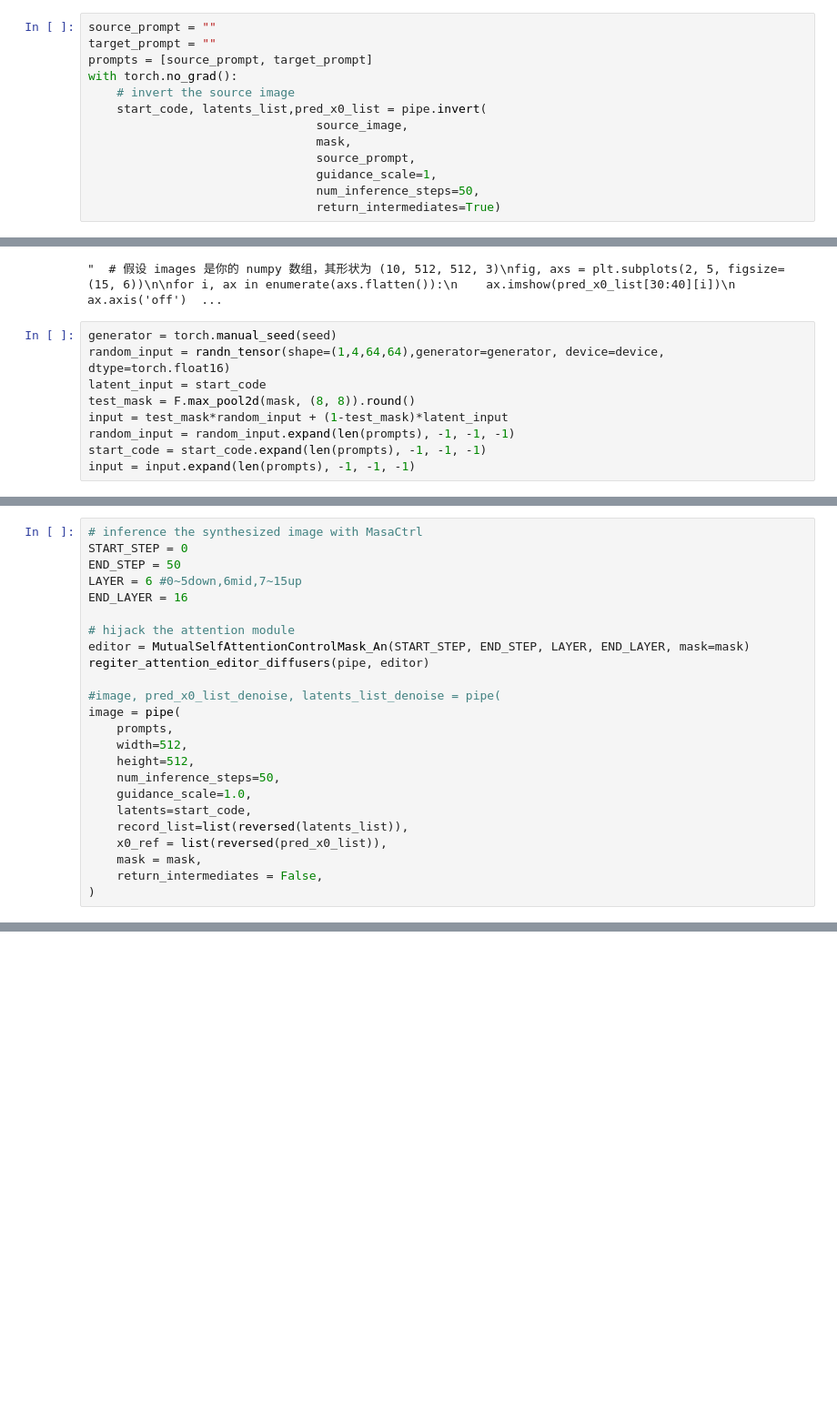
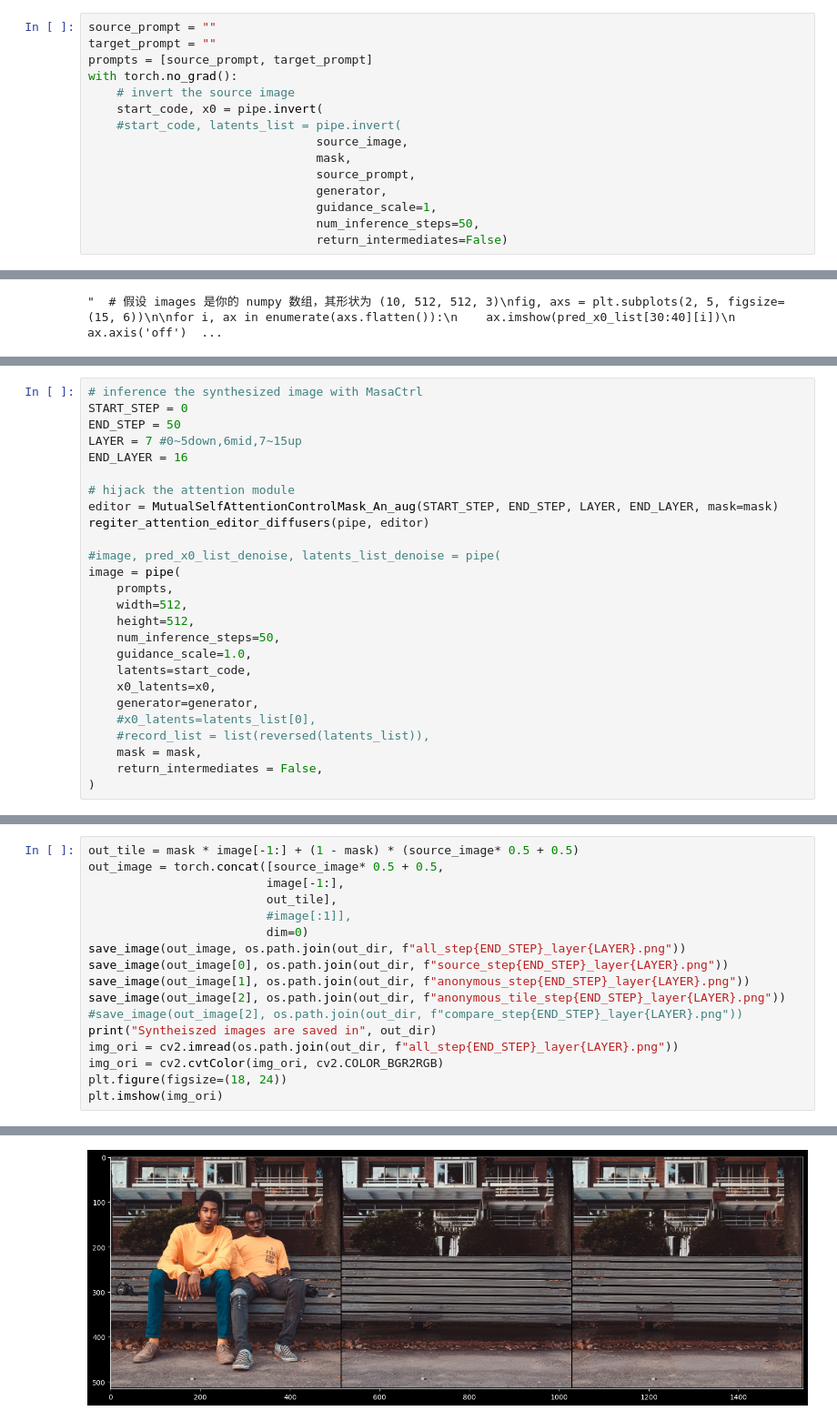
Before and after one commit to datanlab/AttentiveEraser, a Jupyter notebook: an_eidt_real.ipynb, the cells around one changed output, grey strips where cells are left out. Shown at 91% size. Saved outputs shown, nothing was run; the diff lists cells and outputs as text; blank space fills up the shorter version.

```diff
--- a/an_eidt_real.ipynb
+++ b/an_eidt_real.ipynb
@@ -101,13 +127,15 @@ target_prompt = ""
 prompts = [source_prompt, target_prompt]
 with torch.no_grad():
     # invert the source image
-    start_code, latents_list,pred_x0_list = pipe.invert(
+    start_code, x0 = pipe.invert(
+    #start_code, latents_list = pipe.invert(
                                 source_image,
                                 mask,
                                 source_prompt,
+                                generator,
                                 guidance_scale=1,
                                 num_inference_steps=50,
-                                return_intermediates=True)
+                                return_intermediates=False)
 # %%
 """  # 假设 images 是你的 numpy 数组，其形状为 (10, 512, 512, 3)
 fig, axs = plt.subplots(2, 5, figsize=(15, 6))
@@ -119,12 +147,3 @@ for i, ax in enumerate(axs.flatten()):
 plt.show()  """
 # %% [output]
 "  # 假设 images 是你的 numpy 数组，其形状为 (10, 512, 512, 3)\nfig, axs = plt.subplots(2, 5, figsize=(15, 6))\n\nfor i, ax in enumerate(axs.flatten()):\n    ax.imshow(pred_x0_list[30:40][i])\n    ax.axis('off')  ...
-# %%
-generator = torch.manual_seed(seed)
-random_input = randn_tensor(shape=(1,4,64,64),generator=generator, device=device, dtype=torch.float16)
-latent_input = start_code
-test_mask = F.max_pool2d(mask, (8, 8)).round()
-input = test_mask*random_input + (1-test_mask)*latent_input
-random_input = random_input.expand(len(prompts), -1, -1, -1)
-start_code = start_code.expand(len(prompts), -1, -1, -1)
-input = input.expand(len(prompts), -1, -1, -1)
@@ -132,11 +155,11 @@ input = input.expand(len(prompts), -1, -1, -1)
 # inference the synthesized image with MasaCtrl
 START_STEP = 0
 END_STEP = 50
-LAYER = 6 #0~5down,6mid,7~15up
+LAYER = 7 #0~5down,6mid,7~15up
 END_LAYER = 16
 
 # hijack the attention module
-editor = MutualSelfAttentionControlMask_An(START_STEP, END_STEP, LAYER, END_LAYER, mask=mask)
+editor = MutualSelfAttentionControlMask_An_aug(START_STEP, END_STEP, LAYER, END_LAYER, mask=mask)
 regiter_attention_editor_diffusers(pipe, editor)
 
 #image, pred_x0_list_denoise, latents_list_denoise = pipe(
@@ -147,8 +170,10 @@ image = pipe(
     num_inference_steps=50,
     guidance_scale=1.0,
     latents=start_code,
-    record_list=list(reversed(latents_list)),
-    x0_ref = list(reversed(pred_x0_list)),
+    x0_latents=x0,
+    generator=generator,
+    #x0_latents=latents_list[0],
+    #record_list = list(reversed(latents_list)),
     mask = mask,
     return_intermediates = False,
 )
@@ -158,0 +180,18 @@ Using mask-guided AN
+# %%
+out_tile = mask * image[-1:] + (1 - mask) * (source_image* 0.5 + 0.5)
+out_image = torch.concat([source_image* 0.5 + 0.5,
+                         image[-1:],
+                         out_tile],
+                         #image[:1]],
+                         dim=0)
+save_image(out_image, os.path.join(out_dir, f"all_step{END_STEP}_layer{LAYER}.png"))
+save_image(out_image[0], os.path.join(out_dir, f"source_step{END_STEP}_layer{LAYER}.png"))
+save_image(out_image[1], os.path.join(out_dir, f"anonymous_step{END_STEP}_layer{LAYER}.png"))
+save_image(out_image[2], os.path.join(out_dir, f"anonymous_tile_step{END_STEP}_layer{LAYER}.png"))
+#save_image(out_image[2], os.path.join(out_dir, f"compare_step{END_STEP}_layer{LAYER}.png"))
+print("Syntheiszed images are saved in", out_dir)
+img_ori = cv2.imread(os.path.join(out_dir, f"all_step{END_STEP}_layer{LAYER}.png"))
+img_ori = cv2.cvtColor(img_ori, cv2.COLOR_BGR2RGB)
+plt.figure(figsize=(18, 24))
+plt.imshow(img_ori)
+# %% [output]
@@ -159 +200,2 @@ Using mask-guided AN
+[figure, added]
 # %%
```
Also changed, not shown: parts of 11 cells of this notebook, 55 other files.
